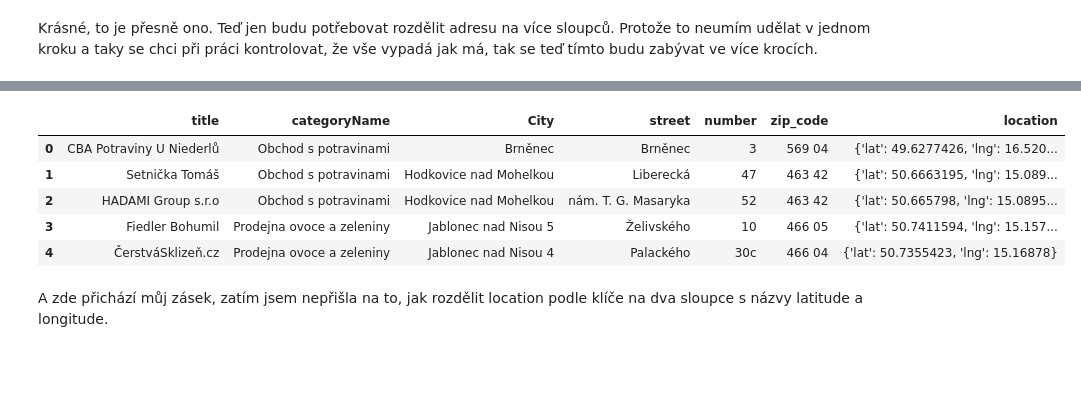
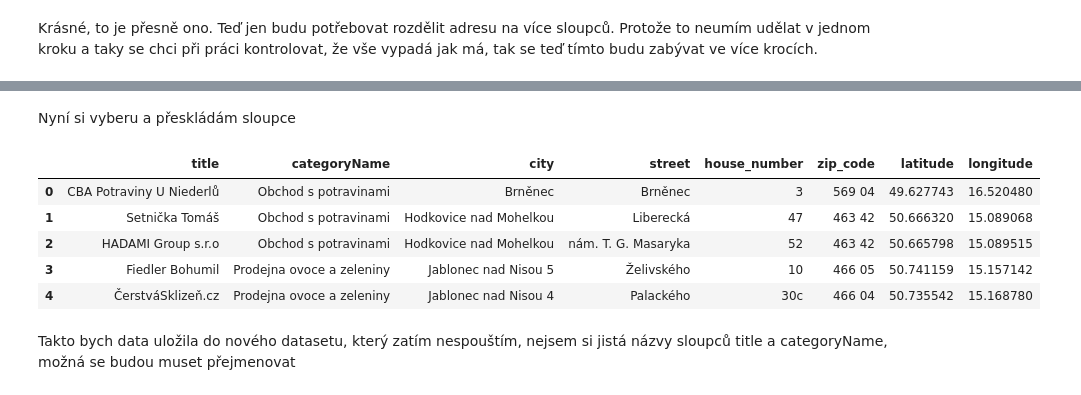
Before and after one commit to 123Lenka/Detektivky_vizualni_smog, a Jupyter notebook: lenka/cisteni_supermarkety.ipynb, the cells around one changed output, grey strips where cells are left out. Saved outputs shown, nothing was run; the diff lists cells and outputs as text; code cells hidden in the pictures; blank space fills up the shorter version.

```diff
--- a/lenka/cisteni_supermarkety.ipynb
+++ b/lenka/cisteni_supermarkety.ipynb
@@ -55,5 +55,7 @@ Nejprve si rozdělím adresu podle dělítka - čárka  - tím bych měla získa
 # %%
 selected_clmns[['street and number', 'zip_code and city', 'country']] = selected_clmns['address'].str.split(', ', n=2, expand=True)
 
-selected_clmns
+selected_clmns.drop(columns=['address'], inplace=True)
+
+selected_clmns.head(5)
 # %% [output]
@@ -76,5 +70,7 @@ Dále rozdělím sloupec zip_code and city podle první a druhé mezery, kdy mi
 # %%
-selected_clmns[['zip1', "zip2", "City"]] = selected_clmns['zip_code and city'].str.split(' ', n=2, expand=True)
+selected_clmns[['zip1', "zip2", "city"]] = selected_clmns['zip_code and city'].str.split(' ', n=2, expand=True)
 
-selected_clmns
+selected_clmns.drop(columns=['zip_code and city'], inplace=True)
+
+selected_clmns.head(5)
 # %% [output]
@@ -117,3 +99,4 @@ Dále si rozdělím street and number podle první mezery od zadu na dva sloupce
 # %%
-selected_clmns[["street", "number"]] = selected_clmns['street and number'].str.rsplit(' ', n=1, expand=True)
+selected_clmns[["street", "house_number"]] = selected_clmns['street and number'].str.rsplit(' ', n=1, expand=True)
 selected_clmns.drop(columns=['street and number'], inplace=True)
+selected_clmns.head(5)
@@ -137,0 +112,5 @@ Povedlo se! Ale i tak tady už je zmatek ve sloupcích, které potřebujeme a ne
+# %%
+selected_clmns['latitude'] = selected_clmns['location'].str.get('lat')
+selected_clmns['longitude'] = selected_clmns['location'].str.get('lng')
+selected_clmns.drop(columns=['location'], inplace=True)
+selected_clmns.head(5)
@@ -138,12 +124,14 @@ Povedlo se! Ale i tak tady už je zmatek ve sloupcích, které potřebujeme a ne
+# %% [markdown]
+Nyní si vyberu a přeskládám sloupce
 # %%
-selected_clmns = selected_clmns[["title", "categoryName","City", "street", "number", "zip_code", "location"]]
+selected_clmns = selected_clmns[["title", "categoryName","city", "street", "house_number", "zip_code", "latitude", "longitude"]]
 selected_clmns.head(5)
 # %% [output]
-|  | title | categoryName | City | street | number | zip_code | location |
-| 0 | CBA Potraviny U Niederlů | Obchod s potravinami | Brněnec | Brněnec | 3 | 569 04 | {'lat': 49.6277426, 'lng': 16.520... |
-| 1 | Setnička Tomáš | Obchod s potravinami | Hodkovice nad Mohelkou | Liberecká | 47 | 463 42 | {'lat': 50.6663195, 'lng': 15.089... |
-| 2 | HADAMI Group s.r.o | Obchod s potravinami | Hodkovice nad Mohelkou | nám. T. G. Masaryka | 52 | 463 42 | {'lat': 50.665798, 'lng': 15.0895... |
-| 3 | Fiedler Bohumil | Prodejna ovoce a zeleniny | Jablonec nad Nisou 5 | Želivského | 10 | 466 05 | {'lat': 50.7411594, 'lng': 15.157... |
-| 4 | ČerstváSklizeň.cz | Prodejna ovoce a zeleniny | Jablonec nad Nisou 4 | Palackého | 30c | 466 04 | {'lat': 50.7355423, 'lng': 15.16878} |
+|  | title | categoryName | city | street | house_number | zip_code | latitude | longitude |
+| 0 | CBA Potraviny U Niederlů | Obchod s potravinami | Brněnec | Brněnec | 3 | 569 04 | 49.627743 | 16.520480 |
+| 1 | Setnička Tomáš | Obchod s potravinami | Hodkovice nad Mohelkou | Liberecká | 47 | 463 42 | 50.666320 | 15.089068 |
+| 2 | HADAMI Group s.r.o | Obchod s potravinami | Hodkovice nad Mohelkou | nám. T. G. Masaryka | 52 | 463 42 | 50.665798 | 15.089515 |
+| 3 | Fiedler Bohumil | Prodejna ovoce a zeleniny | Jablonec nad Nisou 5 | Želivského | 10 | 466 05 | 50.741159 | 15.157142 |
+| 4 | ČerstváSklizeň.cz | Prodejna ovoce a zeleniny | Jablonec nad Nisou 4 | Palackého | 30c | 466 04 | 50.735542 | 15.168780 |
 # %% [markdown]
-A zde přichází můj zásek, zatím jsem nepřišla na to, jak rozdělit location podle klíče na dva sloupce s názvy latitude a longitude.
+Takto bych data uložila do nového datasetu, který zatím nespouštím, nejsem si jistá  názvy sloupců title a categoryName, možná se budou muset přejmenovat
```
Also changed, not shown: parts of 12 cells of this notebook.
